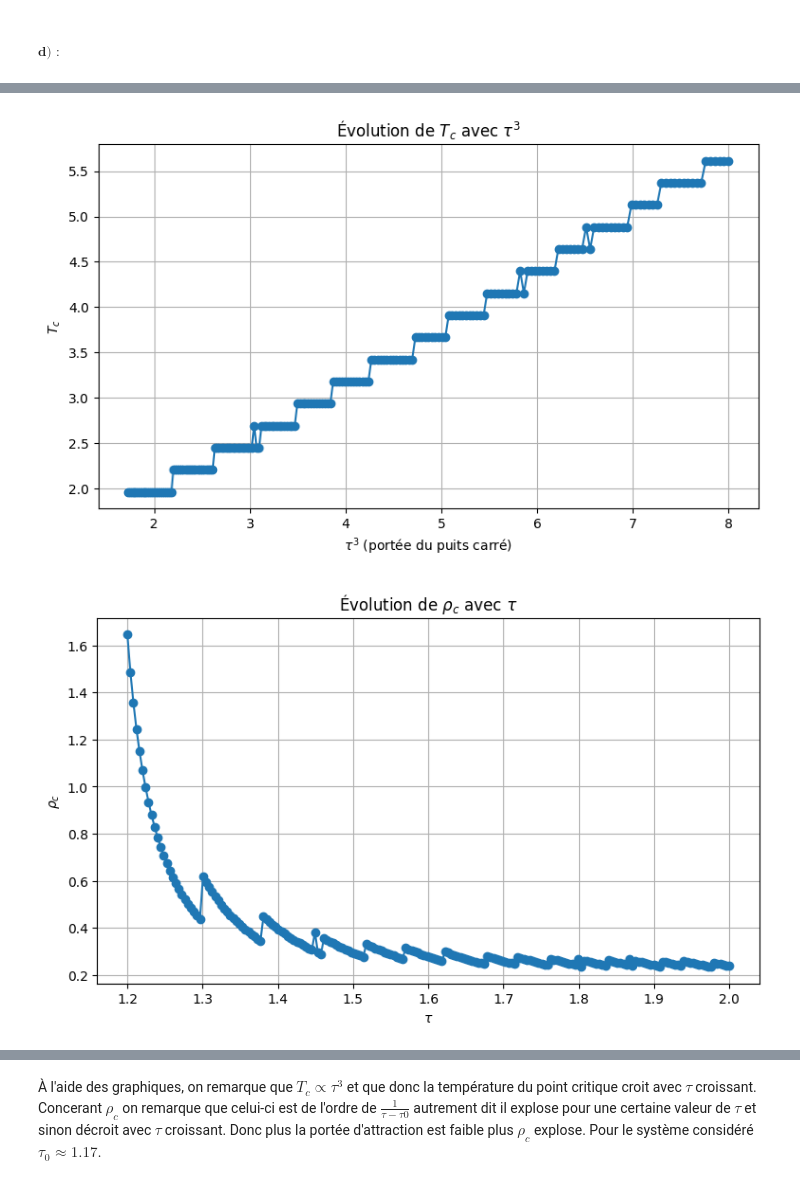
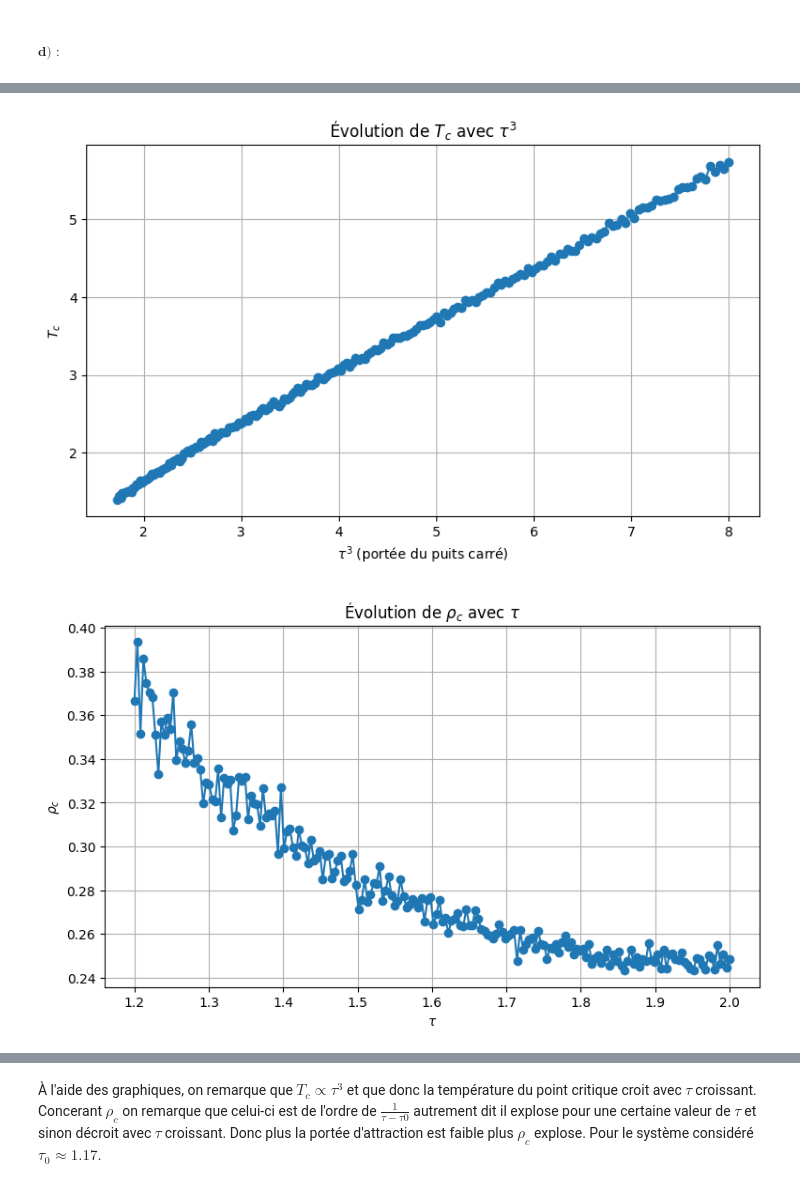
Before and after one commit to ADeslarzes/Homewrok_3, a Jupyter notebook: HW3.ipynb, the cells around one changed output, grey strips where cells are left out. Drawn from its saved outputs; the diff is of its cells as text; code cells hidden in the pictures.

```diff
--- a/HW3.ipynb
+++ b/HW3.ipynb
@@ -779,10 +836,10 @@ def a_2_tau(T, tau, sigma=sigma, epsilon=epsilon):
 def compute_critical_for_tau(
     tau,
     Ne=1e8,
-    nT=200,
+    nT=40,
     T_min=0.5,
     T_max=10.0,
-    smooth_win=9
+    smooth_win=19
 ):
     # 1) grille de T
     T = np.linspace(T_min, T_max, nT)
@@ -811,7 +868,7 @@ def compute_critical_for_tau(
     return Tc, rho_c, Pc
 
 # --------- sweep sur tau ----------
-tau_list = np.linspace(1.2, 2.0, 200)  # ajuste la plage si besoin
+tau_list = np.linspace(1.2, 2.0, 200)
 
 Tc_list = []
 rhoc_list = []
@@ -821,7 +878,7 @@ for tau_val in tau_list:
     Tc, rhoc, Pc = compute_critical_for_tau(
         tau=tau_val,
         Ne=20000,
-        nT=40,
+        nT=200,
         T_min=0.5,
         T_max=10.0,
         smooth_win=9
@@ -880,2 +937,2 @@ plt.show()
-[figure, old version]
+[figure, new version]
-[figure, old version]
+[figure, new version]
```
Also changed, not shown: parts of 2 cells of this notebook.
